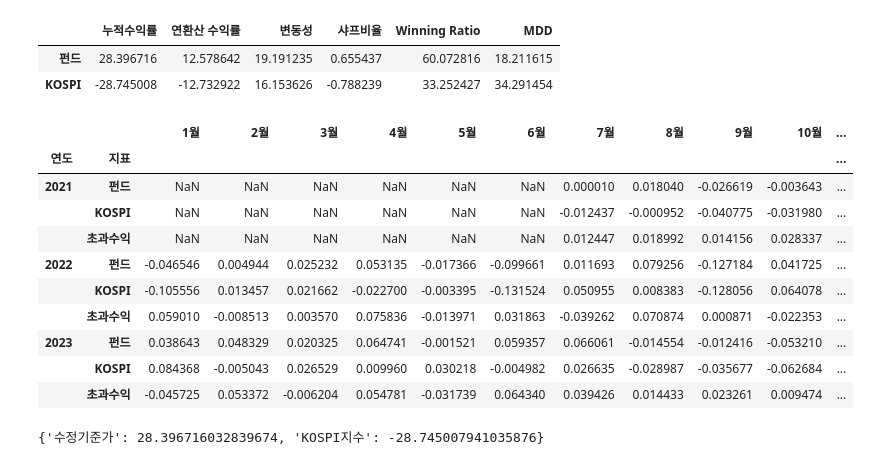
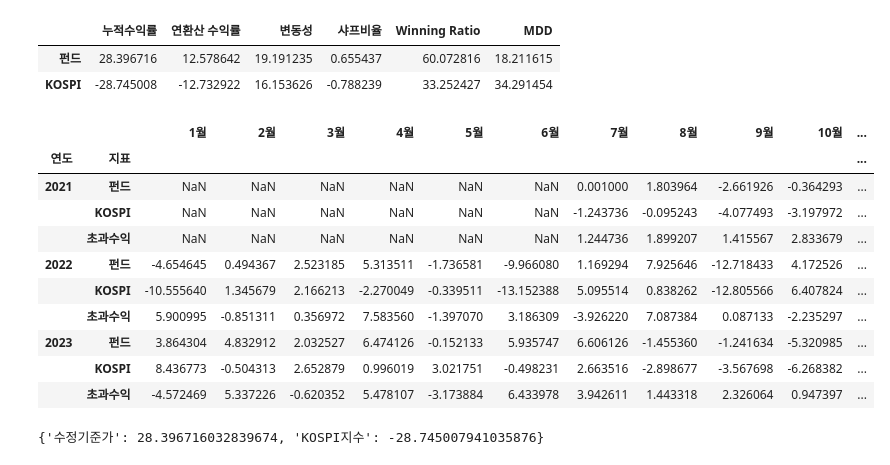
Before and after one commit to haniil/rpa-report-generator2-capstone, a Jupyter notebook: test-notebook.ipynb, the cells around one changed output. Cells and saved outputs as stored; diff of their text form; code cells hidden in the pictures.

```diff
--- a/test-notebook.ipynb
+++ b/test-notebook.ipynb
@@ -58,11 +58,12 @@ def save_df_to_file(df, file_folder, subject, file_memo, file_code,input_date, i
         print(f"Error: {e}")
 # %%
 class M8186:
-    def __init__(self, fund_code, start_date =None, end_date = None, menu_code = '8186'):
+    def __init__(self, fund_code, start_date =None, end_date = None, menu_code = '8186', option = 'krw'):
         self.fund_code = fund_code
         self.menu_code = menu_code
         self.start_date = start_date
         self.end_date = end_date
+        self.option = option
         self.df = None  # 데이터프레임을 위한 초기화
 
         self.columns_multiindex = ['수정기준가', 'KOSPI지수', 'KOSPI200지수', 'KOSDAQ지수', 'spx']
@@ -167,7 +168,10 @@ class M8186:
         for column_name in columns:
             if column_name in df.columns:
                 initial_value = df[column_name].iloc[0]
-                updated_values = ((df[column_name] - initial_value) / initial_value) * 100
+                if initial_value != 0:
+                    updated_values = ((df[column_name] - initial_value) / initial_value) * 100
+                else:
+                    updated_values = df[column_name] * 0  # 초기값이 0일 경우, 결과는 모두 0
                 updated_values.iloc[0] = 0  # 첫 번째 행의 수익률을 0으로 설정
                 df.loc[:, column_name + ' (%)'] = updated_values
         return df
@@ -466,7 +470,7 @@ class M8186:
 
     def calculate_monthly_returns(self, df):
         # 월간 수익률 계산
-        monthly_returns = df[self.columns_singleindex].pct_change().dropna()
+        monthly_returns = df[self.columns_singleindex].pct_change().dropna() *100
 
         # '일자' 칼럼의 날짜 형식을 '연-월' 형식으로 변경
         if not pd.api.types.is_datetime64_any_dtype(df['일자']):
@@ -568,27 +572,25 @@ m.period_cumulative_return()
 | YTD | 22.904183 | 3.315596 | 6.131913 | 11.457551 | 8.525068 |
 | 설정이후 | 28.396716 | -28.745008 | -28.065846 | -27.487956 | -5.709922 |
 # %%
-m = M8186(fund_code = '100004')
 m.investment_performance()
 # %% [output]
 |  | 누적수익률 | 연환산 수익률 | 변동성 | 샤프비율 | Winning Ratio | MDD |
 | 펀드 | 28.396716 | 12.578642 | 19.191235 | 0.655437 | 60.072816 | 18.211615 |
 | KOSPI | -28.745008 | -12.732922 | 16.153626 | -0.788239 | 33.252427 | 34.291454 |
 # %%
-m = M8186(fund_code = '100004')
 m.monthly_return()
 # %% [output]
 |  |  | 1월 | 2월 | 3월 | 4월 | 5월 | 6월 | 7월 | 8월 | 9월 | 10월 | ... |
 | 연도 | 지표 |  |  |  |  |  |  |  |  |  |  | ... |
-| 2021 | 펀드 | NaN | NaN | NaN | NaN | NaN | NaN | 0.000010 | 0.018040 | -0.026619 | -0.003643 | ... |
-|  | KOSPI | NaN | NaN | NaN | NaN | NaN | NaN | -0.012437 | -0.000952 | -0.040775 | -0.031980 | ... |
-|  | 초과수익 | NaN | NaN | NaN | NaN | NaN | NaN | 0.012447 | 0.018992 | 0.014156 | 0.028337 | ... |
-| 2022 | 펀드 | -0.046546 | 0.004944 | 0.025232 | 0.053135 | -0.017366 | -0.099661 | 0.011693 | 0.079256 | -0.127184 | 0.041725 | ... |
-|  | KOSPI | -0.105556 | 0.013457 | 0.021662 | -0.022700 | -0.003395 | -0.131524 | 0.050955 | 0.008383 | -0.128056 | 0.064078 | ... |
-|  | 초과수익 | 0.059010 | -0.008513 | 0.003570 | 0.075836 | -0.013971 | 0.031863 | -0.039262 | 0.070874 | 0.000871 | -0.022353 | ... |
-| 2023 | 펀드 | 0.038643 | 0.048329 | 0.020325 | 0.064741 | -0.001521 | 0.059357 | 0.066061 | -0.014554 | -0.012416 | -0.053210 | ... |
-|  | KOSPI | 0.084368 | -0.005043 | 0.026529 | 0.009960 | 0.030218 | -0.004982 | 0.026635 | -0.028987 | -0.035677 | -0.062684 | ... |
-|  | 초과수익 | -0.045725 | 0.053372 | -0.006204 | 0.054781 | -0.031739 | 0.064340 | 0.039426 | 0.014433 | 0.023261 | 0.009474 | ... |
+| 2021 | 펀드 | NaN | NaN | NaN | NaN | NaN | NaN | 0.001000 | 1.803964 | -2.661926 | -0.364293 | ... |
+|  | KOSPI | NaN | NaN | NaN | NaN | NaN | NaN | -1.243736 | -0.095243 | -4.077493 | -3.197972 | ... |
+|  | 초과수익 | NaN | NaN | NaN | NaN | NaN | NaN | 1.244736 | 1.899207 | 1.415567 | 2.833679 | ... |
+| 2022 | 펀드 | -4.654645 | 0.494367 | 2.523185 | 5.313511 | -1.736581 | -9.966080 | 1.169294 | 7.925646 | -12.718433 | 4.172526 | ... |
+|  | KOSPI | -10.555640 | 1.345679 | 2.166213 | -2.270049 | -0.339511 | -13.152388 | 5.095514 | 0.838262 | -12.805566 | 6.407824 | ... |
+|  | 초과수익 | 5.900995 | -0.851311 | 0.356972 | 7.583560 | -1.397070 | 3.186309 | -3.926220 | 7.087384 | 0.087133 | -2.235297 | ... |
+| 2023 | 펀드 | 3.864304 | 4.832912 | 2.032527 | 6.474126 | -0.152133 | 5.935747 | 6.606126 | -1.455360 | -1.241634 | -5.320985 | ... |
+|  | KOSPI | 8.436773 | -0.504313 | 2.652879 | 0.996019 | 3.021751 | -0.498231 | 2.663516 | -2.898677 | -3.567698 | -6.268382 | ... |
+|  | 초과수익 | -4.572469 | 5.337226 | -0.620352 | 5.478107 | -3.173884 | 6.433978 | 3.942611 | 1.443318 | 2.326064 | 0.947397 | ... |
 # %%
 m.get_cumulative_return()
 # %% [output]
```
